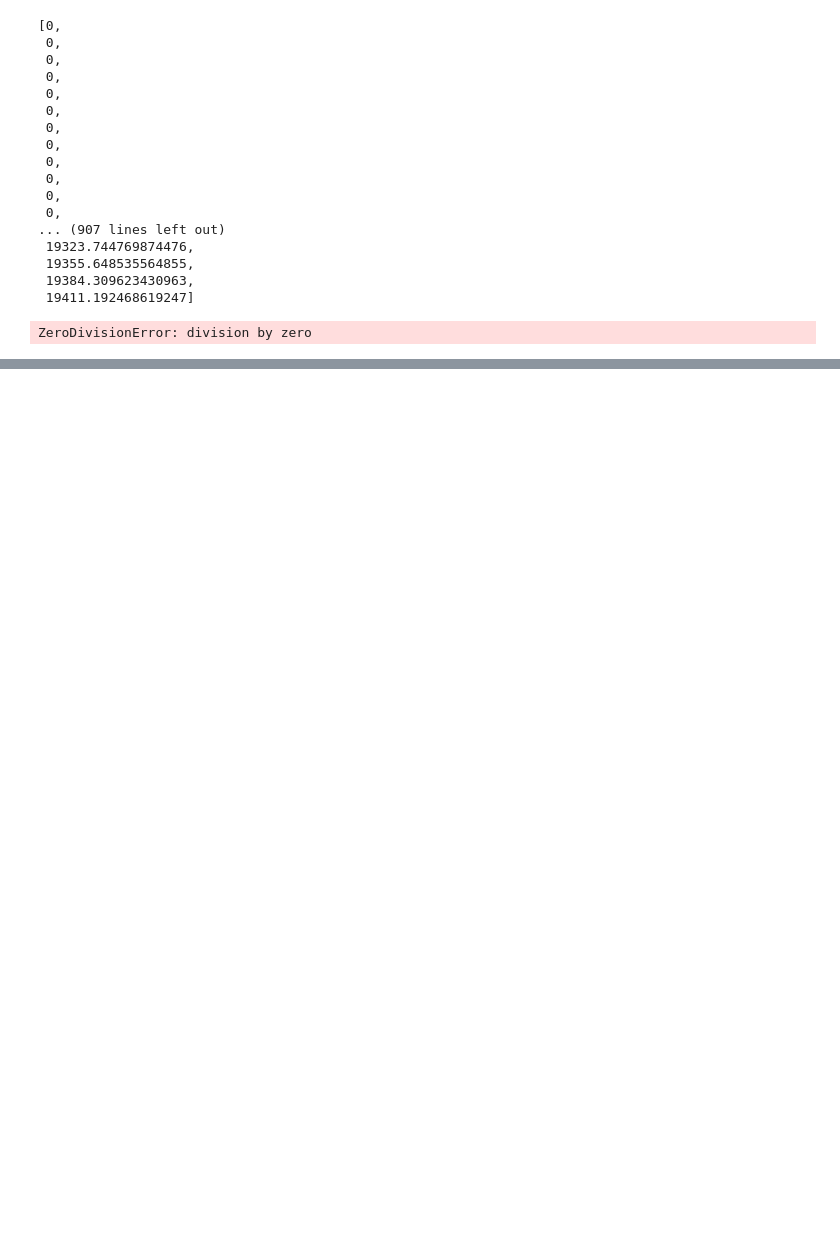
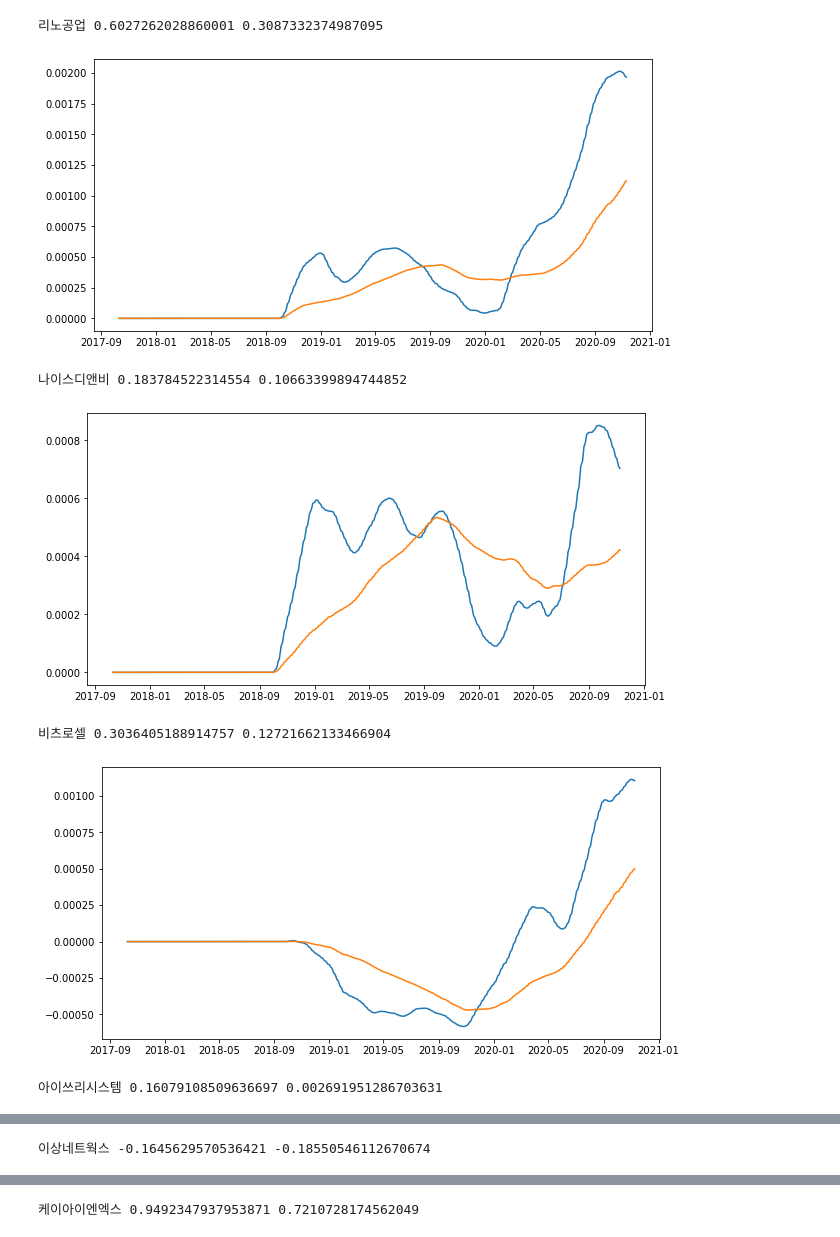
Before and after one commit to treelog/project-1, a Jupyter notebook: Untitled.ipynb, the cells around one changed output, grey strips where cells are left out. Cells and saved outputs as stored; diff of their text form; code cells hidden in the pictures; blank space fills up the shorter version.

```diff
--- a/Untitled.ipynb
+++ b/Untitled.ipynb
@@ -155,24 +101,0 @@ dr = ma(derivative(ma_240),0, k=10)
-# %%
-ma_240
-# %% [output]
-[0,
- 0,
- 0,
- 0,
- 0,
- 0,
- 0,
- 0,
- 0,
- 0,
- 0,
- 0,
-... (907 lines left out)
- 19323.744769874476,
- 19355.648535564855,
- 19384.309623430963,
- 19411.192468619247]
-# %%
-derivative_abs(dr)
-# %% [output]
-ZeroDivisionError: division by zero
@@ -178,0 +114,53 @@ ZeroDivisionError: division by zero
+# %%
+stock_list = list(pd.read_csv('stock_list_kr.csv')['stock_name'])
+stock_list = [s.split(':')[1] for s in stock_list]
+start_date='20171010'
+end_date='20201109'
+k = 240
+#stock_list = ['200130']
+for name in stock_list:
+    try:
+        l, x, start_index = get_p_list_kr(name, start_date, end_date)
+        p = l[start_index:]
+        ma_low = ma(l, start_index, k=k)
+        ma_low = ma(ma(ma_low, k=10), k=5)
+        x = x[start_index:]
+        for i in range(1, 2):
+            if criteria(p, ma_low):
+                x = ma(derivative(ma_low),0, k=60)[-i]
+                annualized_growth_rate = (1+x)**240-1
+                print(stock.get_market_ticker_name(name), annualized_growth_rate)
+                break
+    except:
+        pass
+# %%
+for name in stock_list[:30]:
+    try:
+        l, x, start_index = get_p_list_kr(name, start_date, end_date)
+        p = l[start_index:]
+        ma_low = ma(l, start_index, k=k)
+        ma_low = ma(ma(ma_low, k=10), k=5)
+        x = x[start_index:]
+        #for i in range(1, 10):
+        i=1
+        #if criteria(p, ma_low):
+        g_d = ma(derivative(ma_low),0, k=60)[-i]
+        g_d_2 = ma(derivative(ma_low),0, k=240)[-i]
+        annualized_growth_rate = (1+g_d)**240-1
+        annualized_growth_rate_2 = (1+g_d_2)**240-1
+        print(stock.get_market_ticker_name(name), annualized_growth_rate, annualized_growth_rate_2)
+        plt.figure(figsize=(10,5))
+        plt.plot(x, ma(derivative(ma_low),0, k=60))
+        plt.plot(x, ma(derivative(ma_low),0, k=240))
+        #plt.yscale('log')
+        plt.show()
+    except:
+        pass
+# %% [output]
+리노공업 0.6027262028860001 0.3087332374987095
+[figure, added]
+나이스디앤비 0.183784522314554 0.10663399894744852
+[figure, added]
+비츠로셀 0.3036405188914757 0.12721662133466904
+[figure, added]
+아이쓰리시스템 0.16079108509636697 0.002691951286703631
@@ -178,0 +168 @@ ZeroDivisionError: division by zero
+이상네트웍스 -0.1645629570536421 -0.18550546112670674
@@ -178,0 +170 @@ ZeroDivisionError: division by zero
+케이아이엔엑스 0.9492347937953871 0.7210728174562049
```
Also changed, not shown: parts of 8 cells of this notebook, 4 other files.
